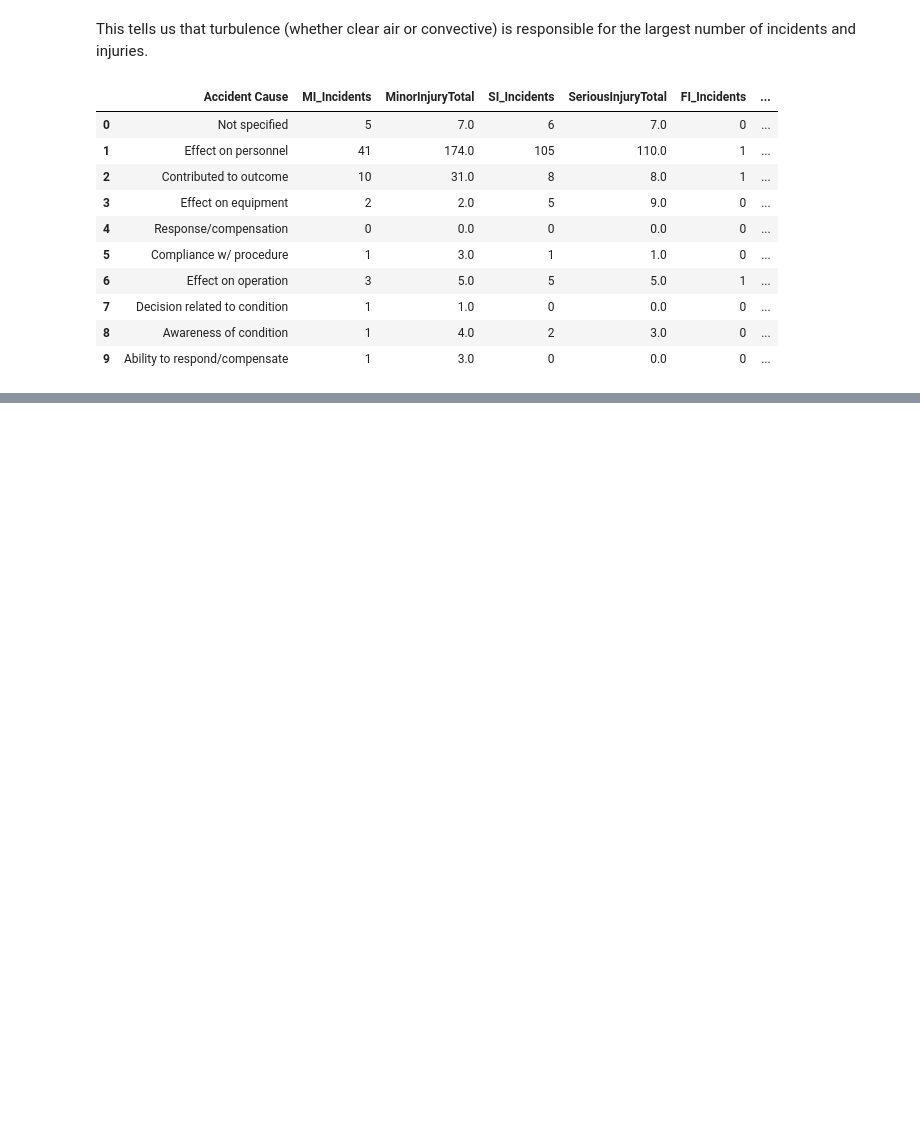
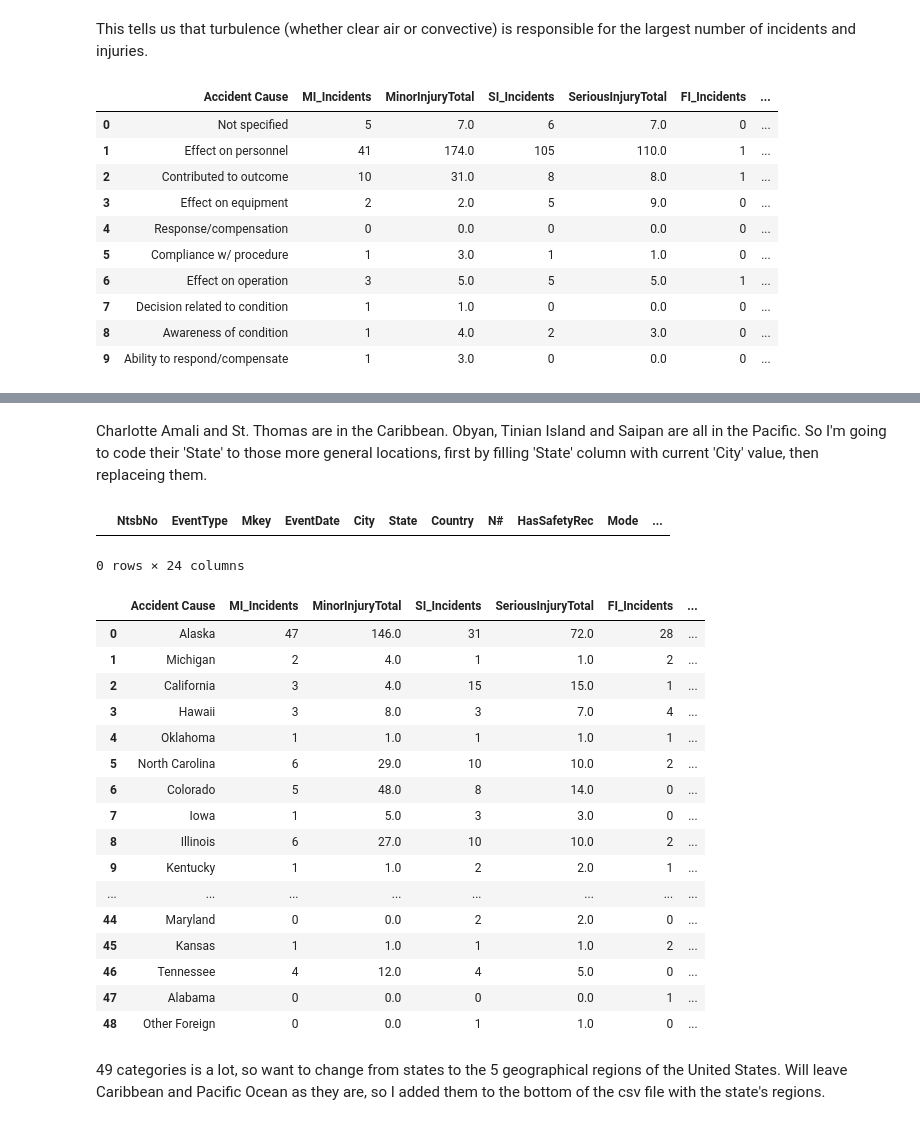
Before and after one commit to ashleyg16/Capstone2, a Jupyter notebook: Capstone 2 EDA.ipynb, the cells around one changed output, grey strips where cells are left out. Saved outputs shown, nothing was run; the diff lists cells and outputs as text; code cells hidden in the pictures; blank space fills up the shorter version.

Commit message:
adding states to regions

```diff
--- a/Capstone 2 EDA.ipynb
+++ b/Capstone 2 EDA.ipynb
@@ -508,0 +557,3 @@ Note: For environmental, I would most likely look at both main 4 and 5, since bo
+# %%
+df.drop(df[df['Country'] != 'United States'].index, inplace = True)
+df.Country.value_counts()
@@ -508,0 +579,40 @@ Note: For environmental, I would most likely look at both main 4 and 5, since bo
+# %% [markdown]
+Charlotte Amali and St. Thomas are in the Caribbean. Obyan, Tinian Island and Saipan are all in the Pacific. So I'm going to code their 'State' to those more general locations, first by filling 'State' column with current 'City' value, then replaceing them.
+# %%
+df['State'].fillna(df['City'], inplace = True)
+df[df['State'].isna() == True]
+# %% [output]
+|  | NtsbNo | EventType | Mkey | EventDate | City | State | Country | N# | HasSafetyRec | Mode | ... |
+0 rows × 24 columns
+# %%
+#replaceing values
+#also replacing Puerto Rico with 'Caribbean'
+df['State'] = df['State'].replace('Charlotte Amali', 'Caribbean')
+df['State'] = df['State'].replace('St. Thomas', 'Caribbean')
+df['State'] = df['State'].replace('Puerto Rico', 'Caribbean')
+df['State'] = df['State'].replace('Obyan', 'Pacific Ocean')
+df['State'] = df['State'].replace('Tinian Island', 'Pacific Ocean')
+df['State'] = df['State'].replace('Saipan', 'Pacific Ocean')
+# %%
+state_acc_inj = inj_df(df, 'State')
+state_acc_inj
+# %% [output]
+|  | Accident Cause | MI_Incidents | MinorInjuryTotal | SI_Incidents | SeriousInjuryTotal | FI_Incidents | ... |
+| 0 | Alaska | 47 | 146.0 | 31 | 72.0 | 28 | ... |
+| 1 | Michigan | 2 | 4.0 | 1 | 1.0 | 2 | ... |
+| 2 | California | 3 | 4.0 | 15 | 15.0 | 1 | ... |
+| 3 | Hawaii | 3 | 8.0 | 3 | 7.0 | 4 | ... |
+| 4 | Oklahoma | 1 | 1.0 | 1 | 1.0 | 1 | ... |
+| 5 | North Carolina | 6 | 29.0 | 10 | 10.0 | 2 | ... |
+| 6 | Colorado | 5 | 48.0 | 8 | 14.0 | 0 | ... |
+| 7 | Iowa | 1 | 5.0 | 3 | 3.0 | 0 | ... |
+| 8 | Illinois | 6 | 27.0 | 10 | 10.0 | 2 | ... |
+| 9 | Kentucky | 1 | 1.0 | 2 | 2.0 | 1 | ... |
+| ... | ... | ... | ... | ... | ... | ... | ... |
+| 44 | Maryland | 0 | 0.0 | 2 | 2.0 | 0 | ... |
+| 45 | Kansas | 1 | 1.0 | 1 | 1.0 | 2 | ... |
+| 46 | Tennessee | 4 | 12.0 | 4 | 5.0 | 0 | ... |
+| 47 | Alabama | 0 | 0.0 | 0 | 0.0 | 1 | ... |
+| 48 | Other Foreign | 0 | 0.0 | 1 | 1.0 | 0 | ... |
+# %% [markdown]
+49 categories is a lot, so want to change from states to the 5 geographical regions of the United States. Will leave Caribbean and Pacific Ocean as they are, so I added them to the bottom of the csv file with the state's regions.
```
Also changed, not shown: parts of 18 cells of this notebook.
